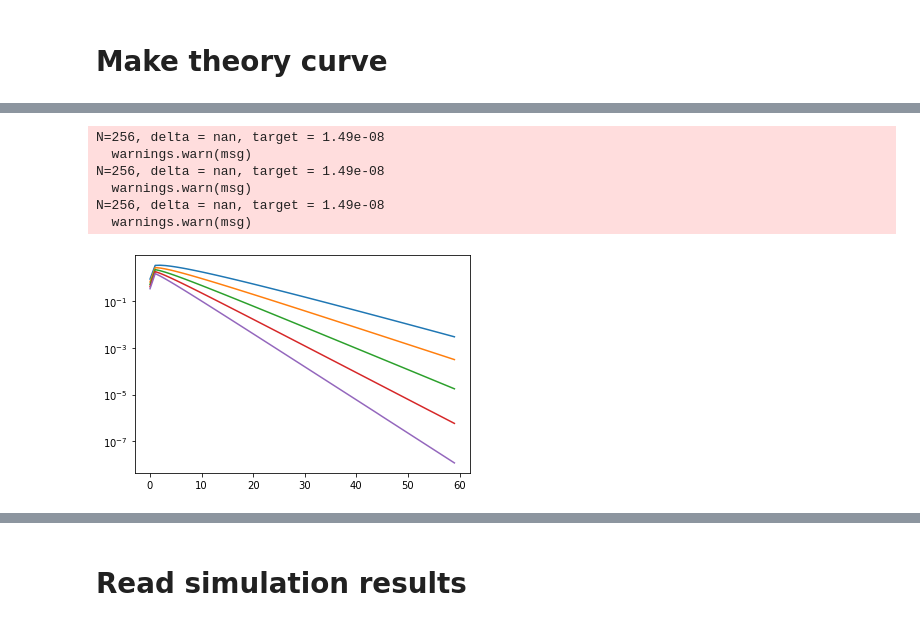
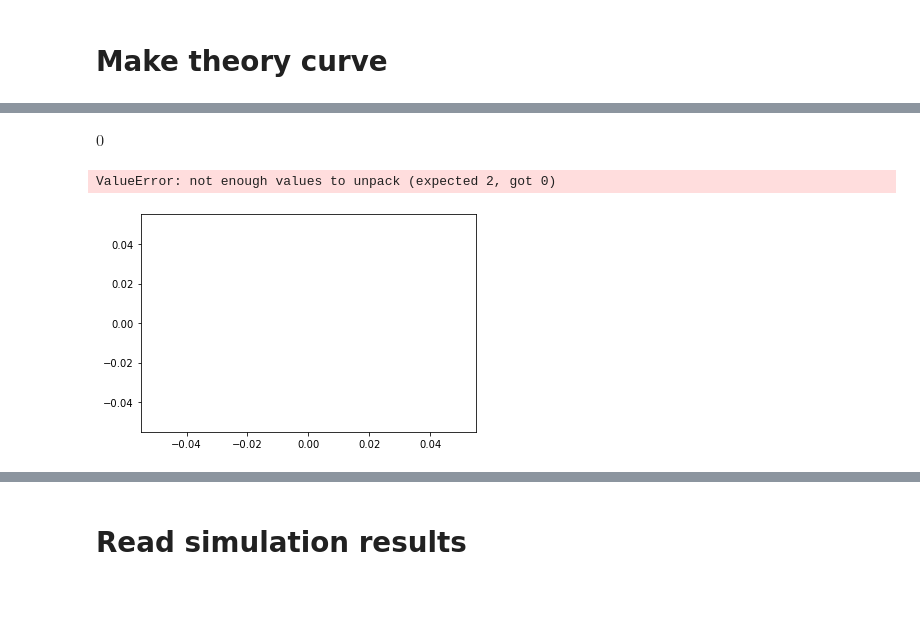
Before and after one commit to shadden/encounter_map_and_instability_timescale, a Jupyter notebook: notebooks/MEGNO_result_Plot.ipynb, the cells around one changed output, grey strips where cells are left out. Cells and saved outputs as stored; diff of their text form; code cells hidden in the pictures; blank space fills up the shorter version.

```diff
--- a/notebooks/MEGNO_result_Plot.ipynb
+++ b/notebooks/MEGNO_result_Plot.ipynb
@@ -94,7 +91,6 @@ plt.axhline(w0-Dw_at_pi,ls='--',color='b')
 # %% [markdown]
 # Make theory curve
 # %%
-cmap.kmax = 16
 qvals = np.linspace(45,65,8)
 
 eps_crits_2nd_order = np.zeros(len(qvals))
@@ -104,9 +100,6 @@ reset = True
 slopes,intercepts = np.zeros((2,len(qvals)))
 
 for i,q in enumerate(qvals):
-    if q>1.8*30 and reset:
-        cmap._kmax = 12
-        reset = False
     cmap.q = q/30
     plt.plot(cmap.amps,label="{:.1f}".format(q))
     eps_crit = cmap.get_eps_crit()
@@ -124,0 +115,2 @@ plt.legend()
+# %%
+qvals_more = np.linspace(35,41,5,endpoint=True)
@@ -124,0 +119,3 @@ plt.legend()
+# %%
+cmap.rtol = 0.05
+cmap.atol = 1e-8
@@ -124,0 +160,2 @@ plt.legend()
+# %%
+cmap.q = 45/30
@@ -125,28 +164,25 @@ plt.legend()
+# %%
+cmap._kmax
+# %% [output]
+$\displaystyle 0$
 # %%
-qvals_more = np.linspace(33,41,5,endpoint=True)
-cmap.kmax = 60
 slopes_more,intercepts_more = np.zeros((2,len(qvals_more)))
 eps_crits_2nd_order_more = np.zeros(len(qvals_more))
 eps_crits_more = np.zeros(len(qvals_more))
 eps_crits_more_tau2 = np.zeros(len(qvals_more))
 for i,q in enumerate(qvals_more):
     cmap.q = q/30
     plt.plot(cmap.amps,label=q)
     eps_crit = cmap.get_eps_crit()
     eps_crits_more[i] = eps_crit
     eps_crits_more_tau2[i] = cmap.get_eps_crit(tau=2)
     eps_crits_2nd_order_more[i] = cmap.get_eps_crit(kmax=2)
 
     ks,amps = np.transpose([(km1+1,a/(km1+1)) for km1,a in enumerate(cmap.amps)])
     slopes_more[i],intercepts_more[i] = np.polyfit(ks[30:],np.log(amps[30:]),1)
 
 
 plt.yscale('log')
 # %% [output]
-N=256, delta = nan, target = 1.49e-08
-  warnings.warn(msg)
-N=256, delta = nan, target = 1.49e-08
-  warnings.warn(msg)
-N=256, delta = nan, target = 1.49e-08
-  warnings.warn(msg)
+ValueError: not enough values to unpack (expected 2, got 0)
-[figure, old version]
+[figure, new version]
```
Also changed, not shown: parts of 20 cells of this notebook, 1 other file.
